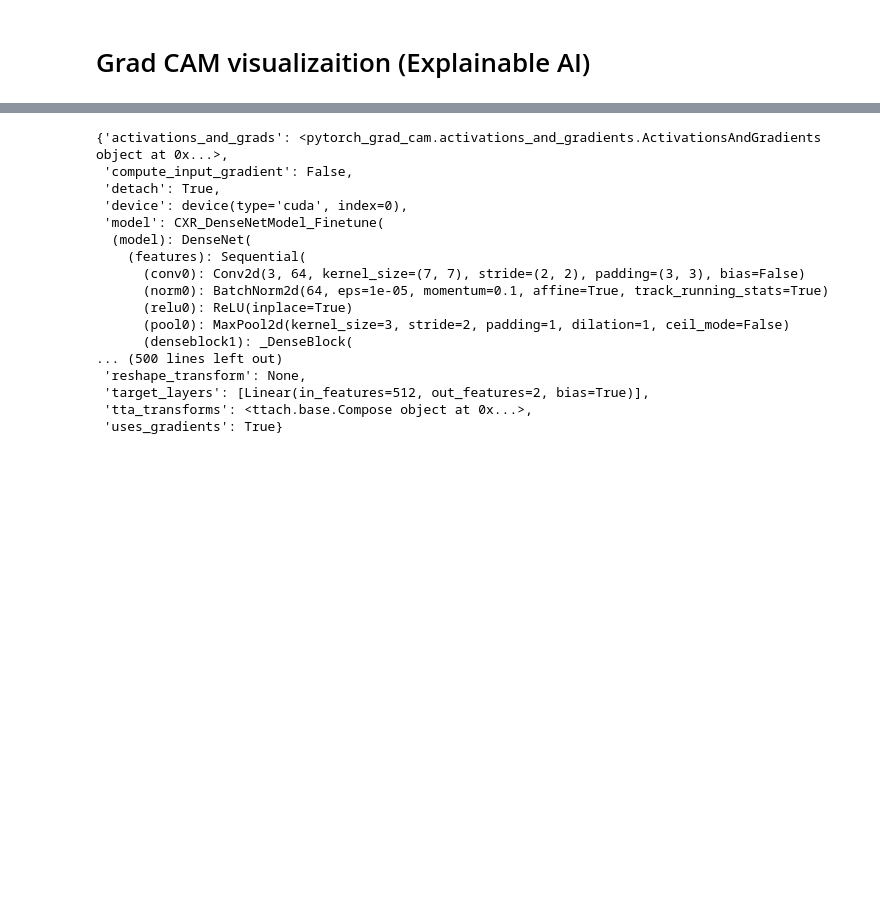
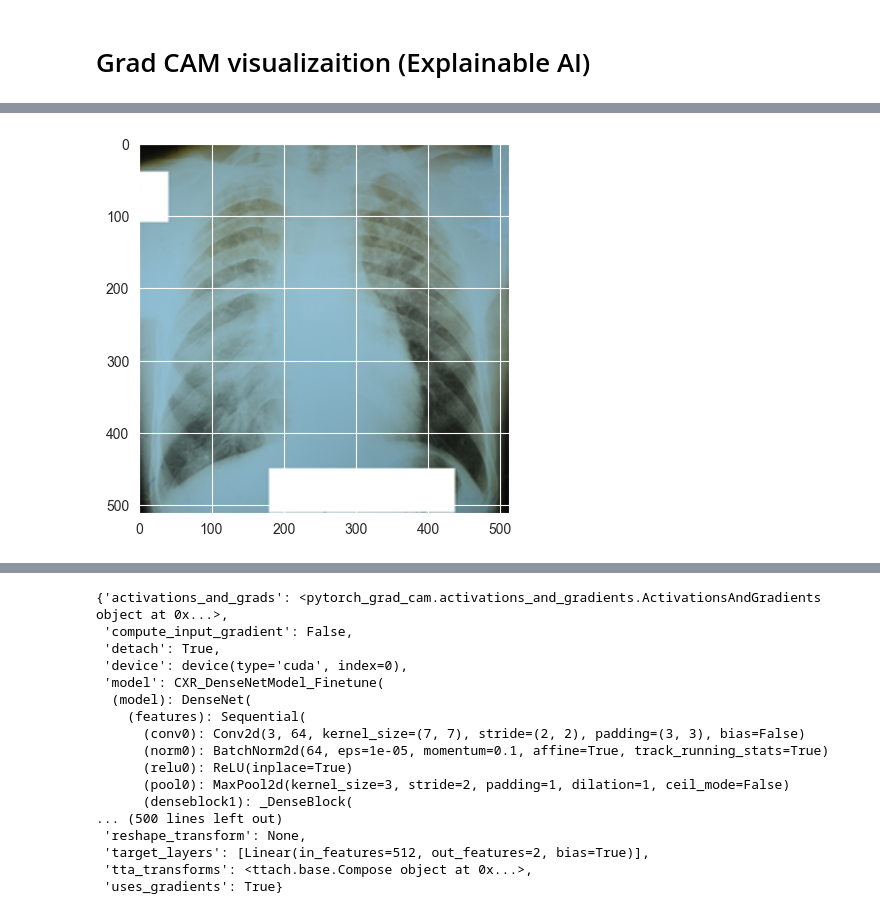
Before and after one commit to AlexVogt1/Safe-and-Explainable-AI, a Jupyter notebook: TB/TB_Detection(Pytorch).ipynb, the cells around one changed output, grey strips where cells are left out. Cells and saved outputs as stored; diff of their text form; code cells hidden in the pictures; blank space fills up the shorter version.

```diff
--- a/TB/TB_Detection(Pytorch).ipynb
+++ b/TB/TB_Detection(Pytorch).ipynb
@@ -700,0 +917,6 @@ plt.show()
+# %%
+og_img = Image.open(tb_img_path).convert('RGB')
+plt.imshow(og_img)
+og_img.save('Og_200.jpeg')
+# %% [output]
+[figure, added]
```
Also changed, not shown: parts of 17 cells of this notebook, 16 other files.
